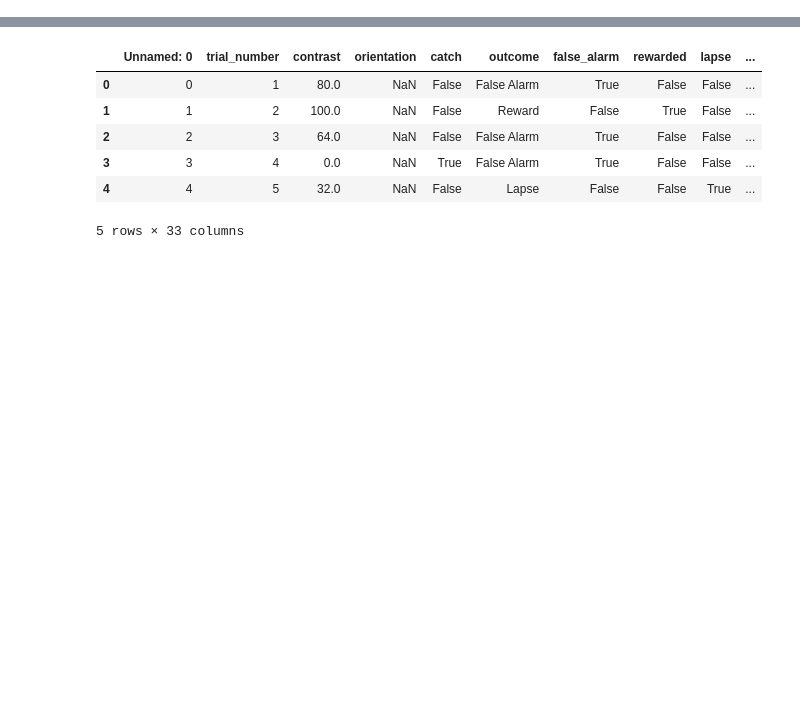
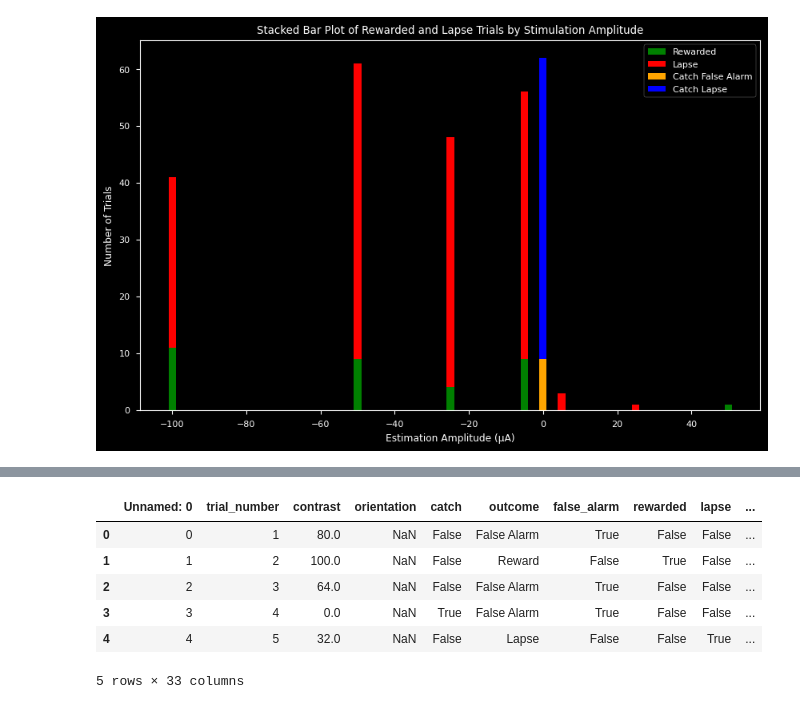
Before and after one commit to denmanlab/mouse_behavior, a Jupyter notebook: plotting_testing.ipynb, the cells around one changed output, grey strips where cells are left out. Cells and saved outputs as stored; diff of their text form; code cells hidden in the pictures; blank space fills up the shorter version.

```diff
--- a/plotting_testing.ipynb
+++ b/plotting_testing.ipynb
@@ -6,0 +46,41 @@ import os
+# %%
+def plot_estim_and_catch_outcomes(ax, df):
+    """
+    Plot the number of 'rewarded' and 'lapse' trials for 'estim' sessions and 'catch' trials.
+
+    Args:
+    ax (matplotlib.axes.Axes): The axes object where the plot will be drawn.
+    df (pandas.DataFrame): The dataframe containing trial data.
+    """
+    # Filtering for 'estim' task and summarizing counts
+    estim_session = df[df['task'] == 'estim']
+    grouped_estim = estim_session.groupby('estim_amp').agg({
+        'rewarded': 'sum',  # Counting True values for rewarded
+        'lapse': 'sum'      # Counting True values for lapse
+    }).reset_index()
+
+    # Filtering for 'catch' sessions and counting outcomes
+    catch_session = df[df['contrast'] == 0]
+    catch_lapses = len(catch_session[catch_session['catch_lapse'] == True])
+    catch_FAs = len(catch_session[catch_session['outcome'] == 'Catch False Alarm'])
+
+    # Plotting 'estim' trials
+    ax.bar(grouped_estim['estim_amp'], grouped_estim['rewarded'], label='Rewarded', color='green', width = 2)
+    ax.bar(grouped_estim['estim_amp'], grouped_estim['lapse'], bottom=grouped_estim['rewarded'], label='Lapse', color='red', width = 2)
+
+    # Adding 'catch' trial results at an amplitude of 0 for visual separation
+    ax.bar(0, catch_FAs, label='Catch False Alarm', color='orange', width=2)  # Added width for better visualization
+    ax.bar(0, catch_lapses, bottom=catch_FAs, label='Catch Lapse', color='blue', width=2)
+
+    # Setting chart titles and labels
+    ax.set_title('Stacked Bar Plot of Rewarded and Lapse Trials by Stimulation Amplitude')
+    ax.set_xlabel('Estimation Amplitude (µA)')
+    ax.set_ylabel('Number of Trials')
+    ax.legend()
+
+# Example usage:
+fig, ax = plt.subplots(figsize=(10, 6))
+plot_estim_and_catch_outcomes(ax, new_df)  #
+plt.show()
+# %% [output]
+[figure, added]
```
Also changed, not shown: parts of 29 cells of this notebook, 1 other file.
